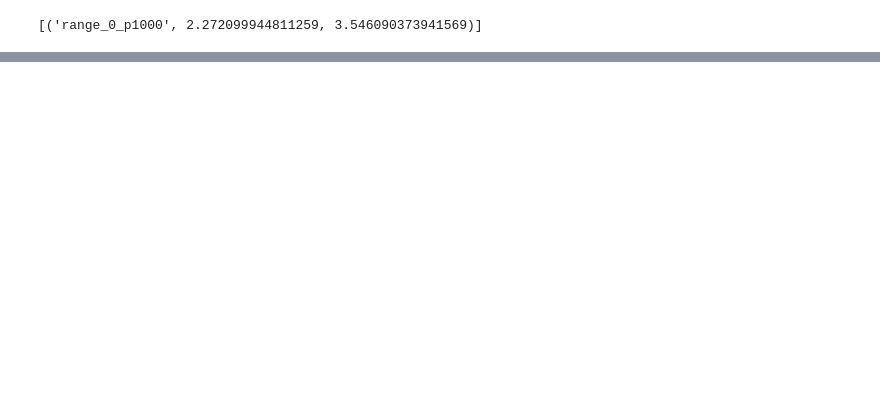
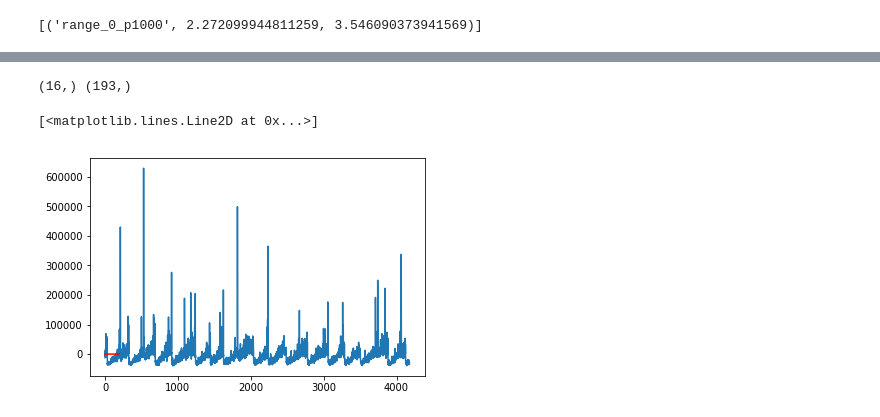
Before and after one commit to JonRao/LANL-Earthquake-Prediction, a Jupyter notebook: eda.ipynb, the cells around one changed output, grey strips where cells are left out. Drawn from its saved outputs; the diff is of its cells as text; code cells hidden in the pictures; blank space fills up the shorter version.

```diff
--- a/eda.ipynb
+++ b/eda.ipynb
@@ -446,0 +505,3 @@ sorted(dump, key=lambda x: x[2])
+# %%
+X_tr, y_tr = pickle.load(open('./data/transform.p', 'rb'))
+X_test = pickle.load(open('./data/test_transform.p', 'rb'))
@@ -446,0 +566,18 @@ sorted(dump, key=lambda x: x[2])
+# %%
+
+df = X_tr[col]
+
+# scaler = StandardScaler()
+# scaler.fit(df)
+# df = pd.DataFrame(scaler.transform(df), columns=df.columns)
+
+ufsd = UFailureStateDetector(major_thr=650_000, minor_eps=1000)
+
+other, minor, major = ufsd.fit_predict(df.values)
+# other_te, minor_te, major_te = ufsd.predict(X_test.values)
+print(major.shape, minor.shape)
+plt.plot(y_tr.values[minor], color='red')
+# %% [output]
+(16,) (193,)
+[<matplotlib.lines.Line2D at 0x...>]
+[figure, added]
```
Also changed, not shown: parts of 12 cells of this notebook, 3 other files.
